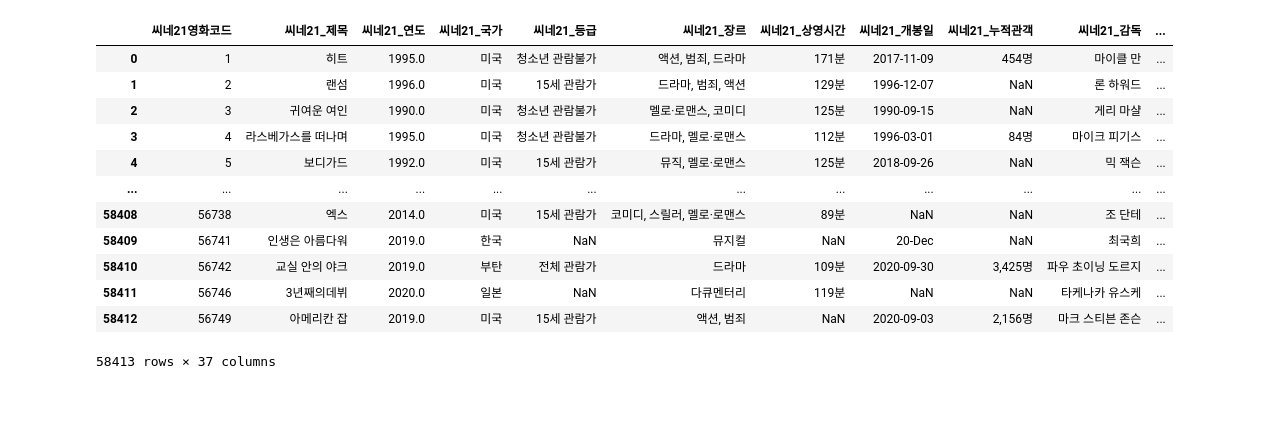
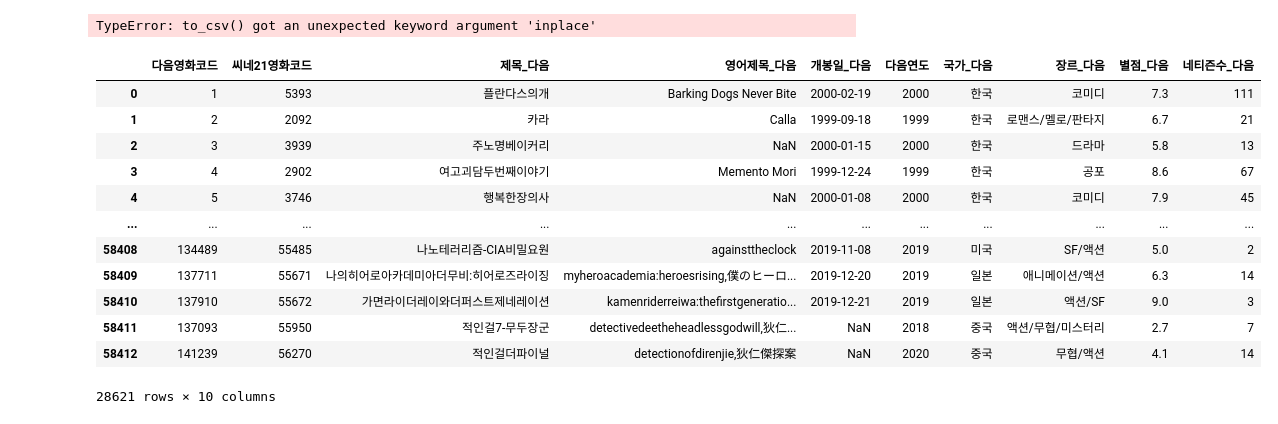
Before and after one commit to dhxoghks95/dsone13, a Jupyter notebook: code/preprocessing/Cine21_Daum_Watcha.ipynb, the cells around one changed output. Drawn from its saved outputs; the diff is of its cells as text; code cells hidden in the pictures.

```diff
--- a/code/preprocessing/Cine21_Daum_Watcha.ipynb
+++ b/code/preprocessing/Cine21_Daum_Watcha.ipynb
@@ -28,19 +28,23 @@ MM = MM[['씨네21영화코드', '씨네21_제목', '씨네21_연도', '씨네21
        '씨네21_제목원문', '왓챠_연도', '왓챠_국가', '왓챠_장르', '씨네21_제목합', '왓챠_제목합', '씨네21_자모', '왓챠_자모',
        '씨왓_dist', '다음영화코드', '제목_다음', '영어제목_다음', '개봉일_다음', '다음_연도',
        '국가_다음', '장르_다음', '별점_다음', '네티즌수_다음']]
-# %%
-MM
-# %% [output]
-|  | 씨네21영화코드 | 씨네21_제목 | 씨네21_연도 | 씨네21_국가 | 씨네21_등급 | 씨네21_장르 | 씨네21_상영시간 | 씨네21_개봉일 | 씨네21_누적관객 | 씨네21_감독 | ... |
-| 0 | 1 | 히트 | 1995.0 | 미국 | 청소년 관람불가 | 액션, 범죄, 드라마 | 171분 | 2017-11-09 | 454명 | 마이클 만 | ... |
-| 1 | 2 | 랜섬 | 1996.0 | 미국 | 15세 관람가 | 드라마, 범죄, 액션 | 129분 | 1996-12-07 | NaN | 론 하워드 | ... |
-| 2 | 3 | 귀여운 여인 | 1990.0 | 미국 | 청소년 관람불가 | 멜로·로맨스, 코미디 | 125분 | 1990-09-15 | NaN | 게리 마샬 | ... |
-| 3 | 4 | 라스베가스를 떠나며 | 1995.0 | 미국 | 청소년 관람불가 | 드라마, 멜로·로맨스 | 112분 | 1996-03-01 | 84명 | 마이크 피기스 | ... |
-| 4 | 5 | 보디가드 | 1992.0 | 미국 | 15세 관람가 | 뮤직, 멜로·로맨스 | 125분 | 2018-09-26 | NaN | 믹 잭슨 | ... |
-| ... | ... | ... | ... | ... | ... | ... | ... | ... | ... | ... | ... |
-| 58408 | 56738 | 엑스 | 2014.0 | 미국 | 15세 관람가 | 코미디, 스릴러, 멜로·로맨스 | 89분 | NaN | NaN | 조 단테 | ... |
-| 58409 | 56741 | 인생은 아름다워 | 2019.0 | 한국 | NaN | 뮤지컬 | NaN | 20-Dec | NaN | 최국희 | ... |
-| 58410 | 56742 | 교실 안의 야크 | 2019.0 | 부탄 | 전체 관람가 | 드라마 | 109분 | 2020-09-30 | 3,425명 | 파우 초이닝 도르지 | ... |
-| 58411 | 56746 | 3년째의데뷔 | 2020.0 | 일본 | NaN | 다큐멘터리 | 119분 | NaN | NaN | 타케나카 유스케 | ... |
-| 58412 | 56749 | 아메리칸 잡 | 2019.0 | 미국 | 15세 관람가 | 액션, 범죄 | NaN | 2020-09-03 | 2,156명 | 마크 스티븐 존슨 | ... |
-58413 rows × 37 columns
+# %%
+MM.to_csv('Cine21_Watcha_Daum.csv', index=False)
+# %% [output]
+TypeError: to_csv() got an unexpected keyword argument 'inplace'
+# %%
+D.loc[D.씨네21영화코드.drop_duplicates(keep='first').index, :]
+# %% [output]
+|  | 다음영화코드 | 씨네21영화코드 | 제목_다음 | 영어제목_다음 | 개봉일_다음 | 다음연도 | 국가_다음 | 장르_다음 | 별점_다음 | 네티즌수_다음 |
+| 0 | 1 | 5393 | 플란다스의개 | Barking Dogs Never Bite | 2000-02-19 | 2000 | 한국 | 코미디 | 7.3 | 111 |
+| 1 | 2 | 2092 | 카라 | Calla | 1999-09-18 | 1999 | 한국 | 로맨스/멜로/판타지 | 6.7 | 21 |
+| 2 | 3 | 3939 | 주노명베이커리 | NaN | 2000-01-15 | 2000 | 한국 | 드라마 | 5.8 | 13 |
+| 3 | 4 | 2902 | 여고괴담두번째이야기 | Memento Mori | 1999-12-24 | 1999 | 한국 | 공포 | 8.6 | 67 |
+| 4 | 5 | 3746 | 행복한장의사 | NaN | 2000-01-08 | 2000 | 한국 | 코미디 | 7.9 | 45 |
+| ... | ... | ... | ... | ... | ... | ... | ... | ... | ... | ... |
+| 58408 | 134489 | 55485 | 나노테러리즘-CIA비밀요원 | againsttheclock | 2019-11-08 | 2019 | 미국 | SF/액션 | 5.0 | 2 |
+| 58409 | 137711 | 55671 | 나의히어로아카데미아더무비:히어로즈라이징 | myheroacademia:heroesrising,僕のヒーロ... | 2019-12-20 | 2019 | 일본 | 애니메이션/액션 | 6.3 | 14 |
+| 58410 | 137910 | 55672 | 가면라이더레이와더퍼스트제네레이션 | kamenriderreiwa:thefirstgeneratio... | 2019-12-21 | 2019 | 일본 | 액션/SF | 9.0 | 3 |
+| 58411 | 137093 | 55950 | 적인걸7-무두장군 | detectivedeetheheadlessgodwill,狄仁... | NaN | 2018 | 중국 | 액션/무협/미스터리 | 2.7 | 7 |
+| 58412 | 141239 | 56270 | 적인걸더파이널 | detectionofdirenjie,狄仁傑探案 | NaN | 2020 | 중국 | 무협/액션 | 4.1 | 14 |
+28621 rows × 10 columns
```
Also changed, not shown: parts of 1 cell of this notebook, 2 other files.
